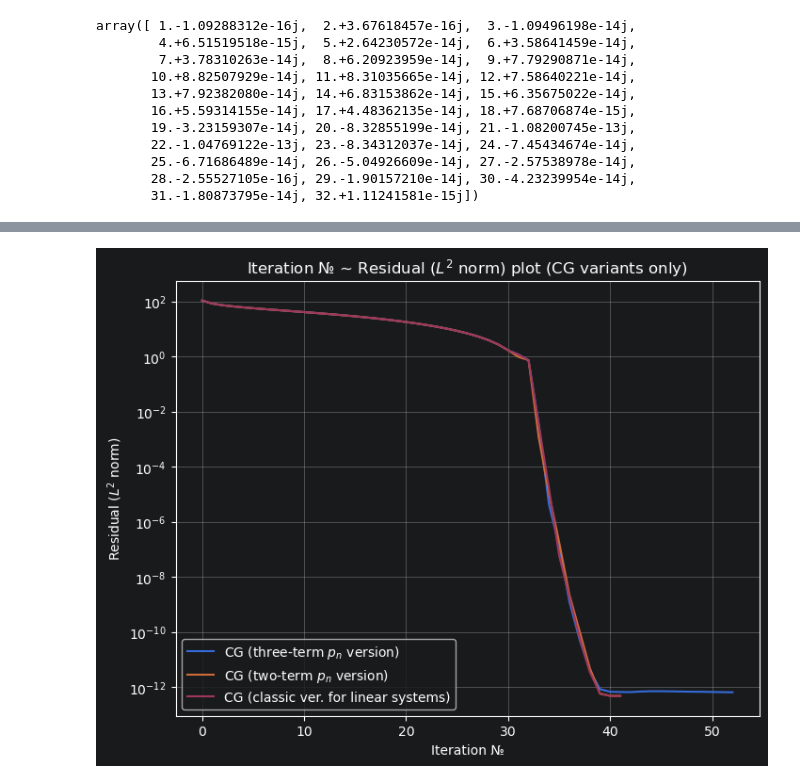
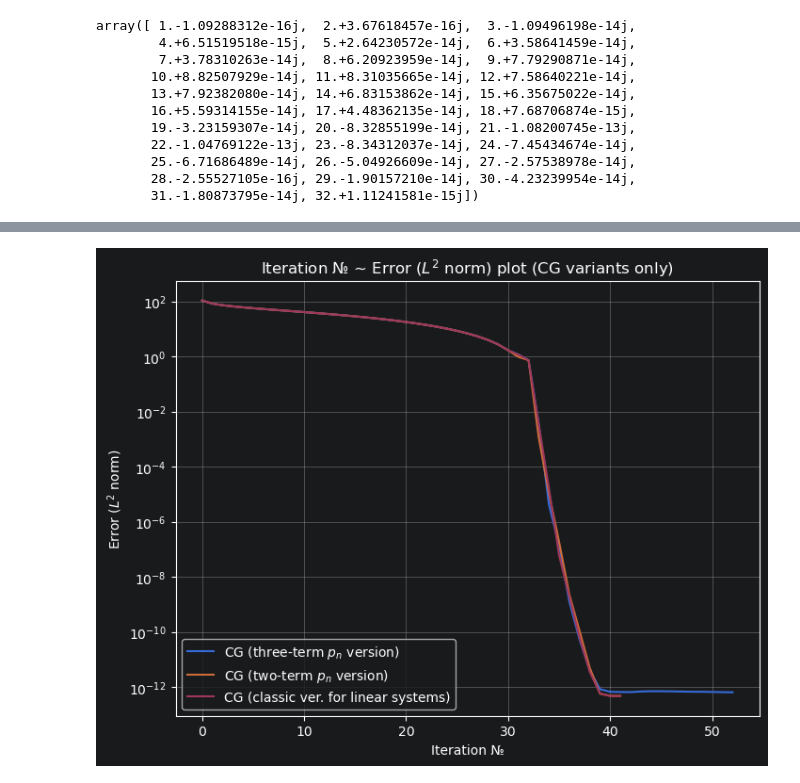
Before and after one commit to michael15346/frames, a Jupyter notebook: frames.ipynb, the cells around one changed output, grey strips where cells are left out. Drawn from its saved outputs; the diff is of its cells as text; code cells hidden in the pictures.

```diff
--- a/frames.ipynb
+++ b/frames.ipynb
@@ -147,7 +151,7 @@ p = r.copy()
 Sp = S @ p
 x = np.zeros_like(p)
 errors_cg_two = []
-num_iter = 300
+num_iter = 3600
 
 for it in range(num_iter):
     norm = np.linalg.norm(x - v)
@@ -185,7 +191,7 @@ r = T @ c
 p = r.copy()
 x = np.zeros_like(v, dtype=np.complex128)
 errors_cg_classic = []
-num_iter = 6800
+num_iter = 3600
 
 for it in range(num_iter):
     norm = np.linalg.norm(x - v)
@@ -241,13 +247,13 @@ plt.show()
 # %%
 plt.figure(figsize=(8,6))
 plt.xlabel("Iteration №")
-plt.ylabel("Residual ($L^2$ norm)")
+plt.ylabel("Error ($L^2$ norm)")
 plt.grid(True)
 plt.semilogy(errors_cg, label='CG (three-term $p_n$ version)')
 plt.semilogy(errors_cg_two, label='CG (two-term $p_n$ version)')
 plt.semilogy(errors_cg_classic, label='CG (classic ver. for linear systems)')
-plt.title("Iteration № ~ Residual ($L^2$ norm) plot (CG variants only)")
+plt.title("Iteration № ~ Error ($L^2$ norm) plot (CG variants only)")
 plt.legend()
 plt.show()
 # %% [output]
-[figure, old version]
+[figure, new version]
```
Also changed, not shown: parts of 9 cells of this notebook.
